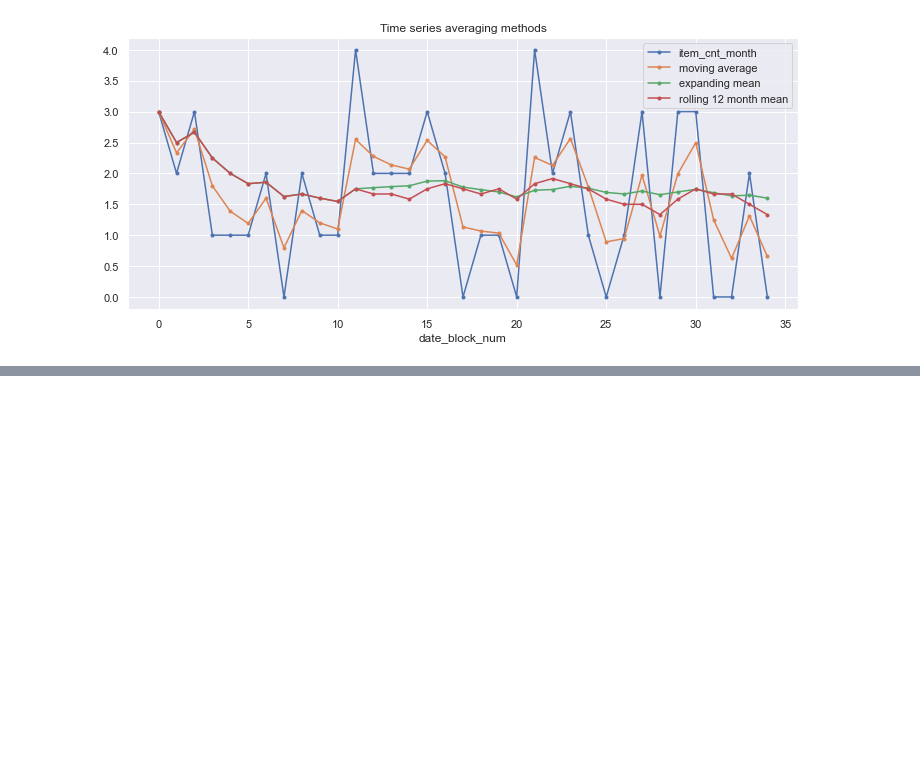
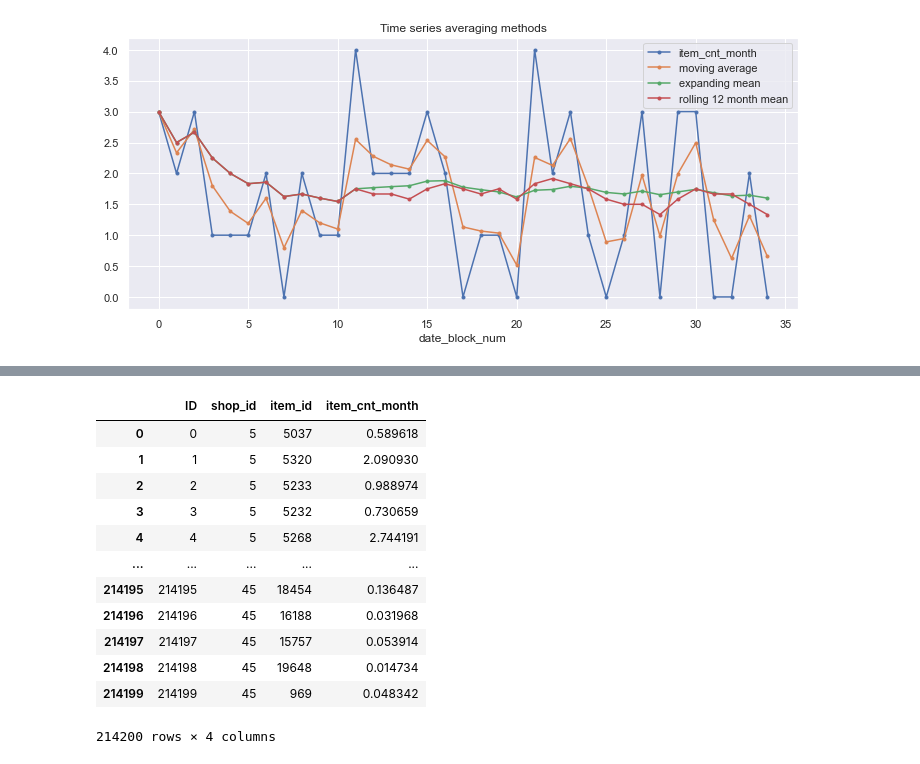
Before and after one commit to GallonShih/Projects, a Jupyter notebook: SideProject/05_Predict_Future_Sales/Predict_Future_Sales_v2.ipynb, the cells around one changed output, grey strips where cells are left out. Saved outputs shown, nothing was run; the diff lists cells and outputs as text; code cells hidden in the pictures; blank space fills up the shorter version.

```diff
--- a/SideProject/05_Predict_Future_Sales/Predict_Future_Sales_v2.ipynb
+++ b/SideProject/05_Predict_Future_Sales/Predict_Future_Sales_v2.ipynb
@@ -1169,0 +1566,20 @@ list
+# %%
+matrix = pd.read_pickle(r"D:\Github\05_Predict_Future_Sales\data\checkpoint_final.pkl")
+matrix['item_cnt_month'] = matrix['item_cnt_month'].clip(0,20)
+keep_from_month = 2
+test_month = 34
+test = matrix.loc[matrix.date_block_num==test_month, :]
+X_test = test.drop(columns="item_cnt_month")
+y_test = test.item_cnt_month
+del(matrix)
+# %%
+X_test["item_cnt_month"] = lgbooster.predict(X_test.drop(columns=dropcols)).clip(0, 20)
+# %%
+# Merge the predictions with the provided template
+test_orig = pd.read_csv("./data/test.csv")
+test = test_orig.merge(
+    X_test[["shop_id", "item_id", "item_cnt_month"]],
+    on=["shop_id", "item_id"],
+    how="inner",
+    copy=True,
+)
@@ -1169,0 +1595,16 @@ list
+# %%
+test
+# %% [output]
+|  | ID | shop_id | item_id | item_cnt_month |
+| 0 | 0 | 5 | 5037 | 0.589618 |
+| 1 | 1 | 5 | 5320 | 2.090930 |
+| 2 | 2 | 5 | 5233 | 0.988974 |
+| 3 | 3 | 5 | 5232 | 0.730659 |
+| 4 | 4 | 5 | 5268 | 2.744191 |
+| ... | ... | ... | ... | ... |
+| 214195 | 214195 | 45 | 18454 | 0.136487 |
+| 214196 | 214196 | 45 | 16188 | 0.031968 |
+| 214197 | 214197 | 45 | 15757 | 0.053914 |
+| 214198 | 214198 | 45 | 19648 | 0.014734 |
+| 214199 | 214199 | 45 | 969 | 0.048342 |
+214200 rows × 4 columns
```
Also changed, not shown: parts of 108 cells of this notebook, 2 other files.
